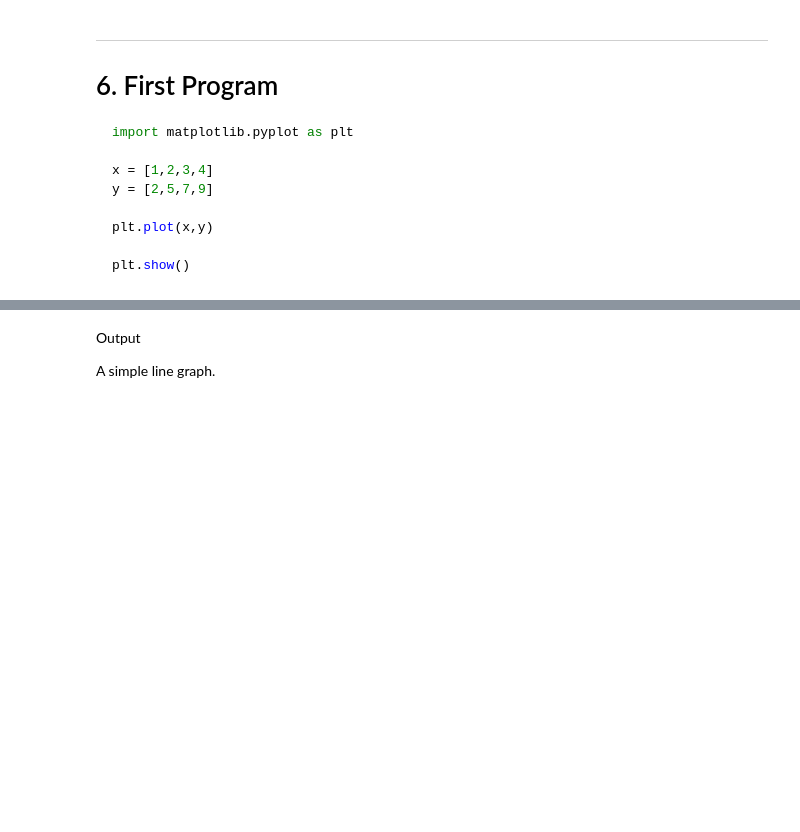
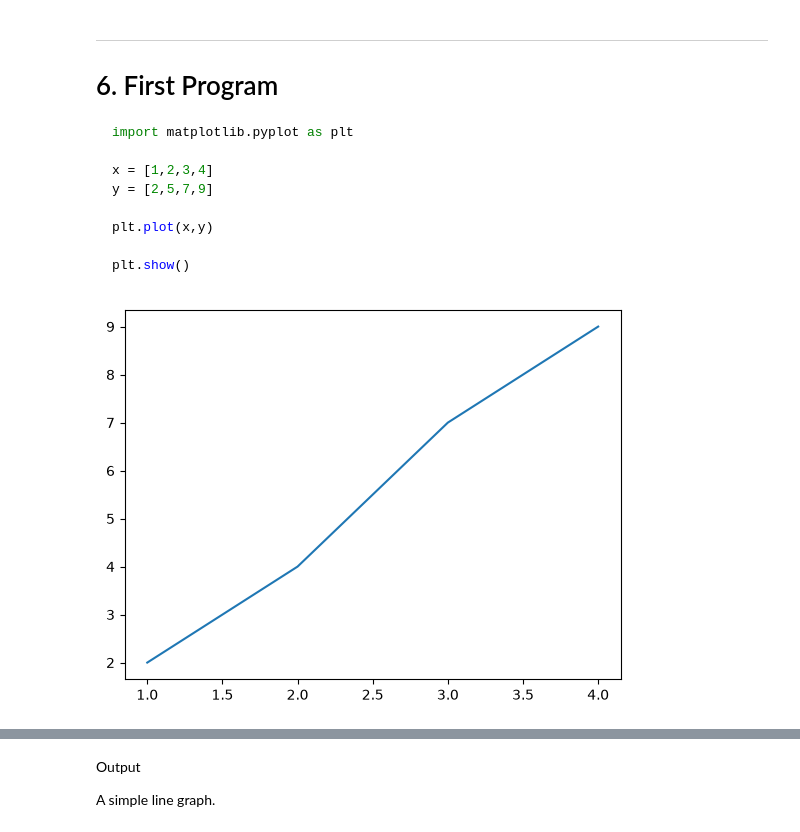
Before and after one commit to gauravkumar902704/AI-Mastery, a Jupyter notebook: 1. Python/4. Libraries/3. Matplotlib/1. Matplotlib_Tutorial.ipynb, the cells around one changed output, grey strips where cells are left out. Saved outputs shown, nothing was run; the diff lists cells and outputs as text; code cells hidden in the pictures; blank space fills up the shorter version.

````diff
--- a/1. Python/4. Libraries/3. Matplotlib/1. Matplotlib_Tutorial.ipynb
+++ b/1. Python/4. Libraries/3. Matplotlib/1. Matplotlib_Tutorial.ipynb
@@ -147,7 +155,9 @@ plt.show()
 ```
 # %%
 x = [1,2,3,4]
-y = [2,5,7,9]
+y = [2,4,7,9]
 plt.plot(x,y)
 
 plt.show()
+# %% [output]
+[figure, added]
````
Also changed, not shown: parts of 25 cells of this notebook, 6 other files.
